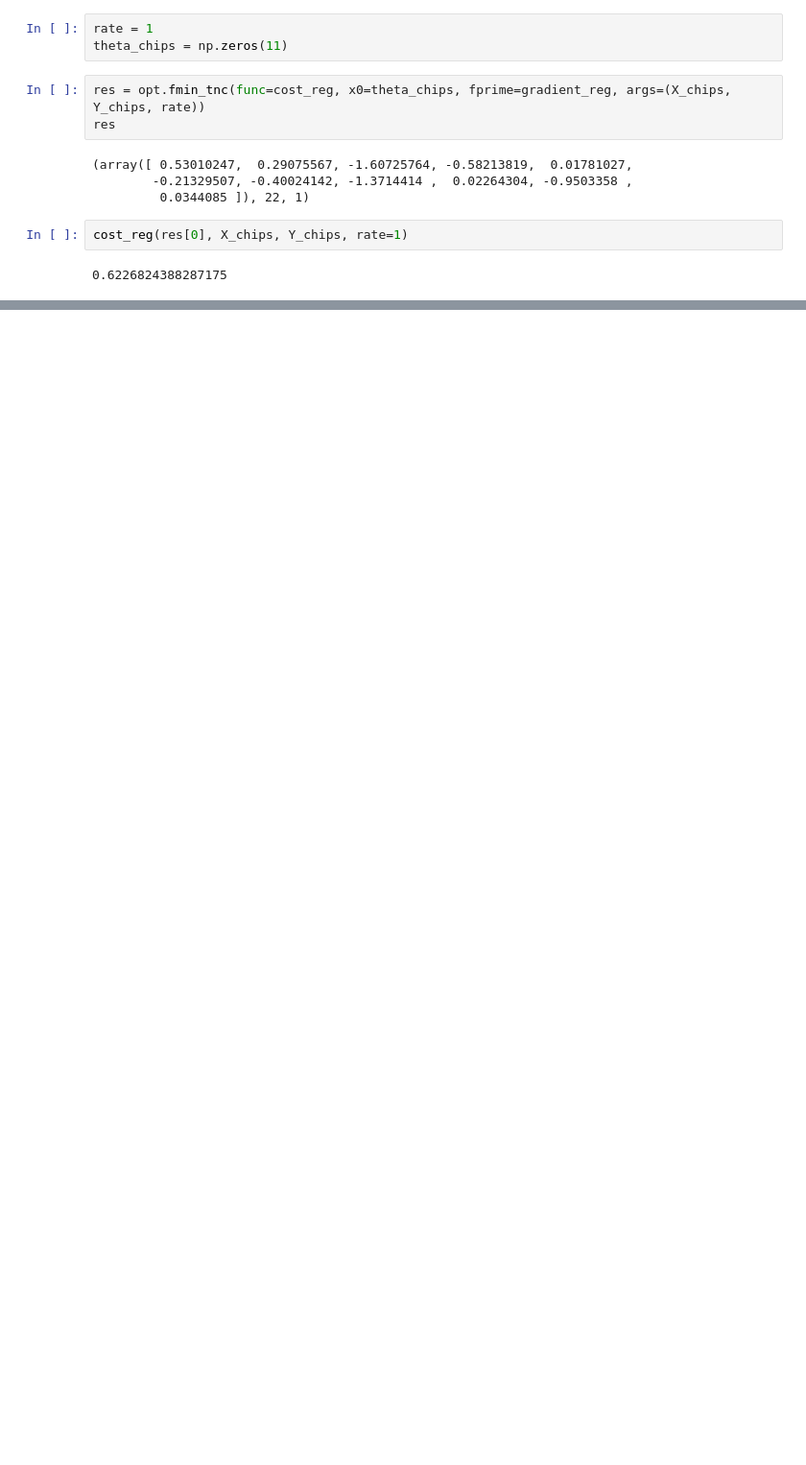
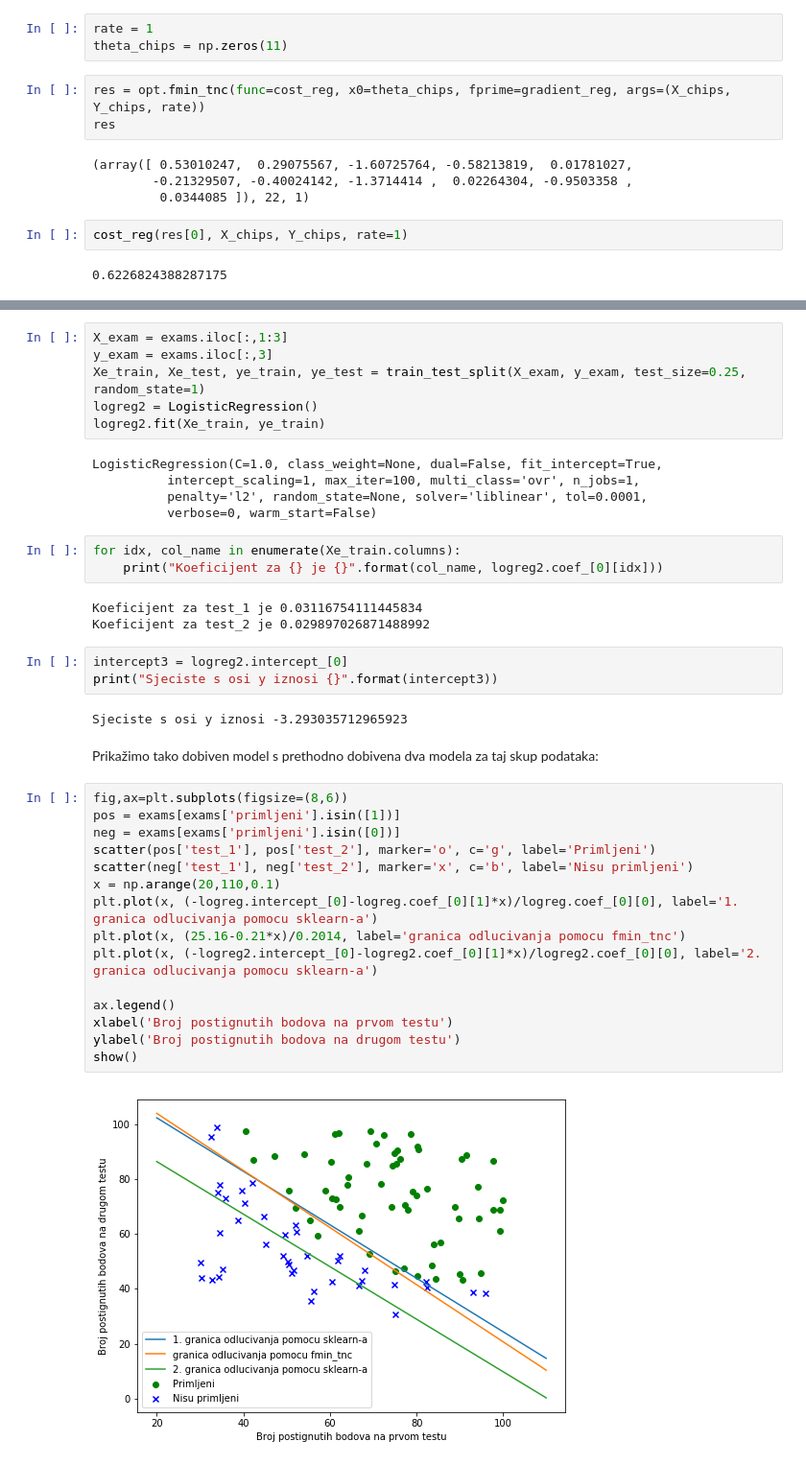
Before and after one commit to lucijamihalj/MSzadaca, a Jupyter notebook: strojno_ucenje.ipynb, the cells around one changed output, grey strips where cells are left out. Shown at 96% size. Cells and saved outputs as stored; diff of their text form; blank space fills up the shorter version.

```diff
--- a/strojno_ucenje.ipynb
+++ b/strojno_ucenje.ipynb
@@ -709,0 +718,41 @@ cost_reg(res2[0], X_chips, Y_chips, rate=1)
+# %%
+X_exam = exams.iloc[:,1:3]
+y_exam = exams.iloc[:,3]
+Xe_train, Xe_test, ye_train, ye_test = train_test_split(X_exam, y_exam, test_size=0.25, random_state=1)
+logreg2 = LogisticRegression()
+logreg2.fit(Xe_train, ye_train)
+# %% [output]
+LogisticRegression(C=1.0, class_weight=None, dual=False, fit_intercept=True,
+          intercept_scaling=1, max_iter=100, multi_class='ovr', n_jobs=1,
+          penalty='l2', random_state=None, solver='liblinear', tol=0.0001,
+          verbose=0, warm_start=False)
+# %%
+for idx, col_name in enumerate(Xe_train.columns):
+    print("Koeficijent za {} je {}".format(col_name, logreg2.coef_[0][idx]))
+# %% [output]
+Koeficijent za test_1 je 0.03116754111445834
+Koeficijent za test_2 je 0.029897026871488992
+# %%
+intercept3 = logreg2.intercept_[0]
+print("Sjeciste s osi y iznosi {}".format(intercept3))
+# %% [output]
+Sjeciste s osi y iznosi -3.293035712965923
+# %% [markdown]
+Prikažimo tako dobiven model s prethodno dobivena dva modela za taj skup podataka:
+# %%
+fig,ax=plt.subplots(figsize=(8,6))
+pos = exams[exams['primljeni'].isin([1])]
+neg = exams[exams['primljeni'].isin([0])]
+scatter(pos['test_1'], pos['test_2'], marker='o', c='g', label='Primljeni')
+scatter(neg['test_1'], neg['test_2'], marker='x', c='b', label='Nisu primljeni')
+x = np.arange(20,110,0.1)
+plt.plot(x, (-logreg.intercept_[0]-logreg.coef_[0][1]*x)/logreg.coef_[0][0], label='1. granica odlucivanja pomocu sklearn-a')
+plt.plot(x, (25.16-0.21*x)/0.2014, label='granica odlucivanja pomocu fmin_tnc')
+plt.plot(x, (-logreg2.intercept_[0]-logreg2.coef_[0][1]*x)/logreg2.coef_[0][0], label='2. granica odlucivanja pomocu sklearn-a')
+
+ax.legend()
+xlabel('Broj postignutih bodova na prvom testu')
+ylabel('Broj postignutih bodova na drugom testu')
+show()
+# %% [output]
+[figure, added]
```
Also changed, not shown: parts of 47 cells of this notebook.
